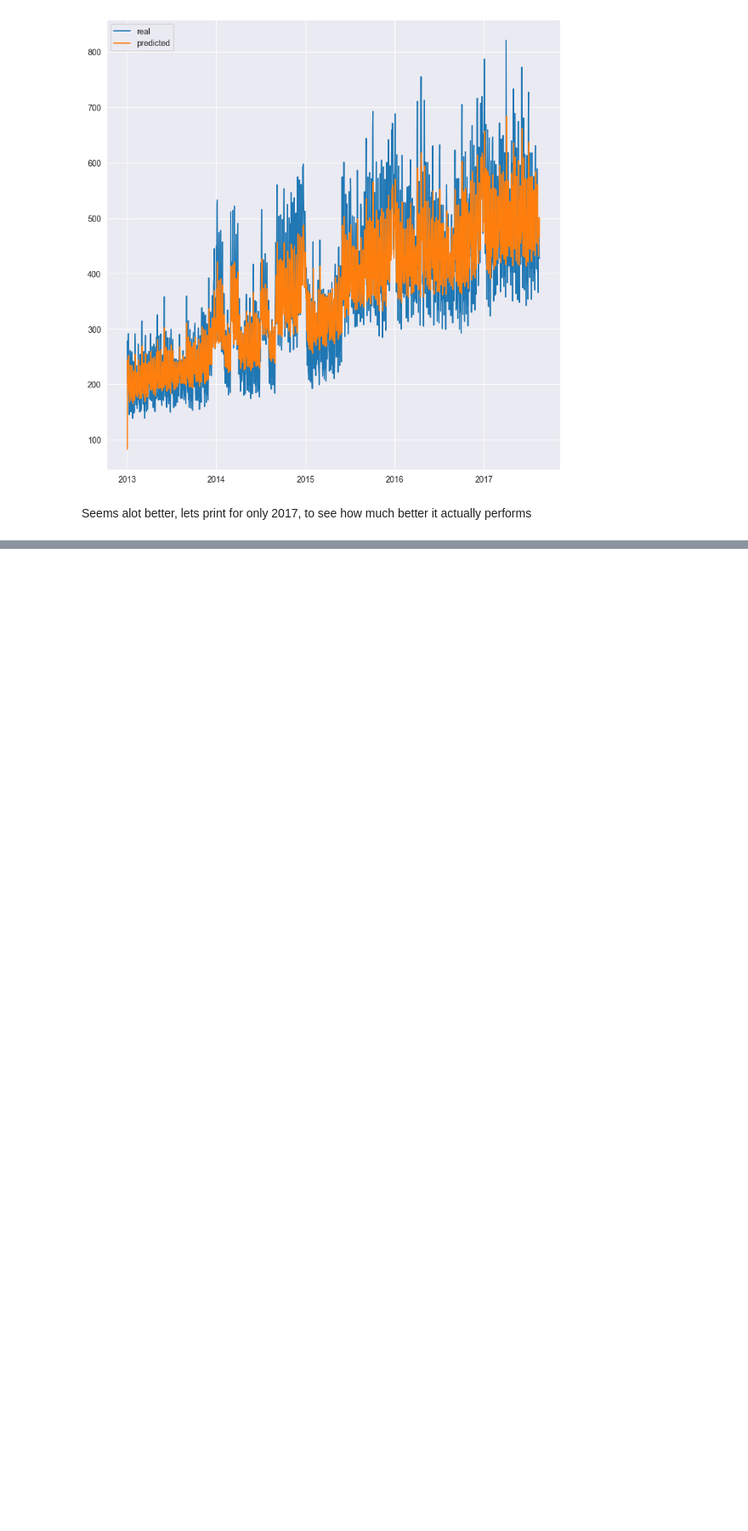
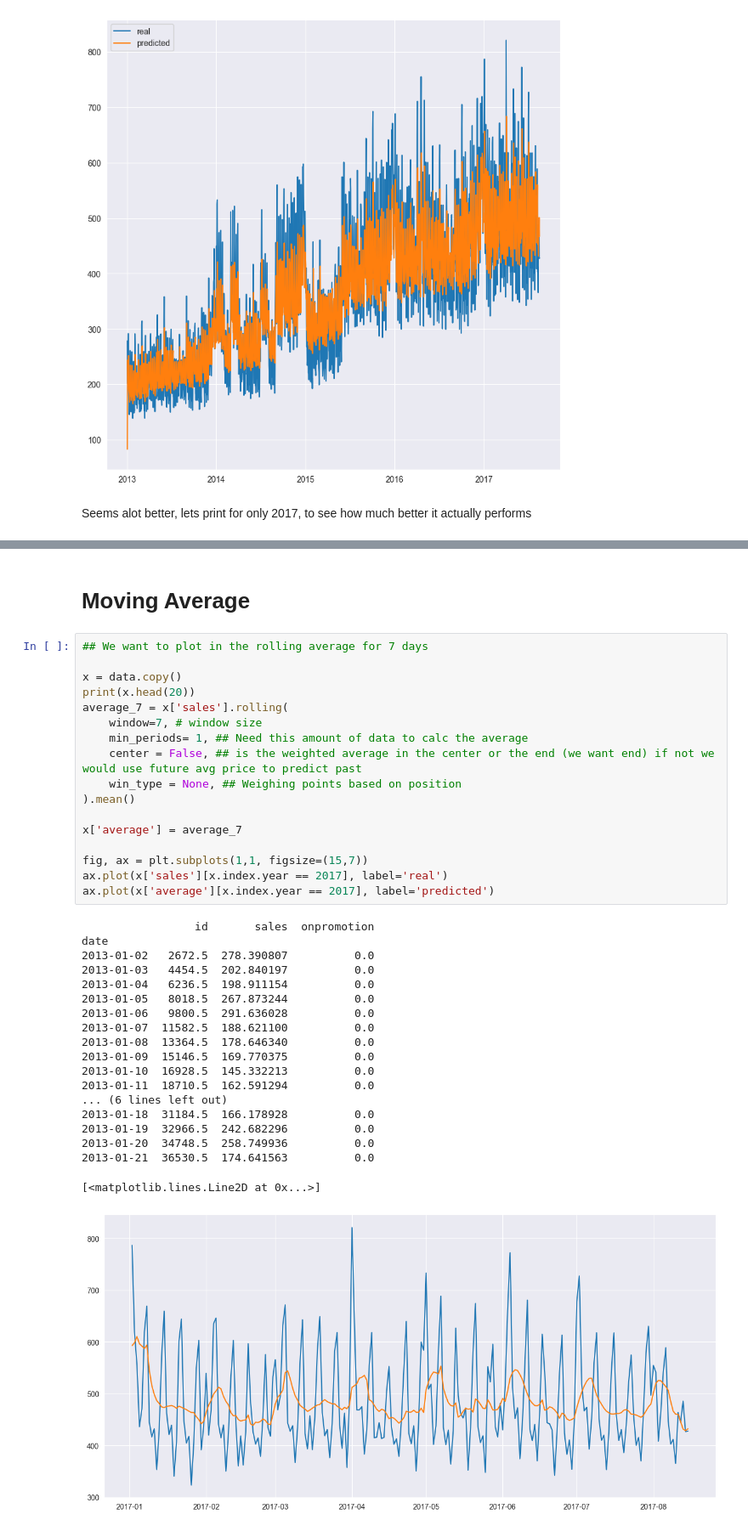
Before and after one commit to ErlingAmundsen/seasonality_prediction, a Jupyter notebook: preds.ipynb, the cells around one changed output, grey strips where cells are left out. Shown at 85% size. Saved outputs shown, nothing was run; the diff lists cells and outputs as text; blank space fills up the shorter version.

Commit message:
had to catch plane, still need to fix rolling avg

```diff
--- a/preds.ipynb
+++ b/preds.ipynb
@@ -220,0 +166,39 @@ Text(0.5, 1.0, 'Many delays, r2: 0.7318478262704247')
+# %% [markdown]
+# Moving Average
+# %%
+## We want to plot in the rolling average for 7 days
+
+x = data.copy()
+print(x.head(20))
+average_7 = x['sales'].rolling(
+    window=7, # window size
+    min_periods= 1, ## Need this amount of data to calc the average
+    center = False, ## is the weighted average in the center or the end (we want end) if not we would use future avg price to predict past
+    win_type = None, ## Weighing points based on position
+).mean()
+
+x['average'] = average_7
+
+fig, ax = plt.subplots(1,1, figsize=(15,7))
+ax.plot(x['sales'][x.index.year == 2017], label='real')
+ax.plot(x['average'][x.index.year == 2017], label='predicted')
+# %% [output]
+                 id       sales  onpromotion
+date
+2013-01-02   2672.5  278.390807          0.0
+2013-01-03   4454.5  202.840197          0.0
+2013-01-04   6236.5  198.911154          0.0
+2013-01-05   8018.5  267.873244          0.0
+2013-01-06   9800.5  291.636028          0.0
+2013-01-07  11582.5  188.621100          0.0
+2013-01-08  13364.5  178.646340          0.0
+2013-01-09  15146.5  169.770375          0.0
+2013-01-10  16928.5  145.332213          0.0
+2013-01-11  18710.5  162.591294          0.0
+... (6 lines left out)
+2013-01-18  31184.5  166.178928          0.0
+2013-01-19  32966.5  242.682296          0.0
+2013-01-20  34748.5  258.749936          0.0
+2013-01-21  36530.5  174.641563          0.0
+[<matplotlib.lines.Line2D at 0x...>]
+[figure, added]
```
Also changed, not shown: parts of 6 cells of this notebook, 1 other file.
